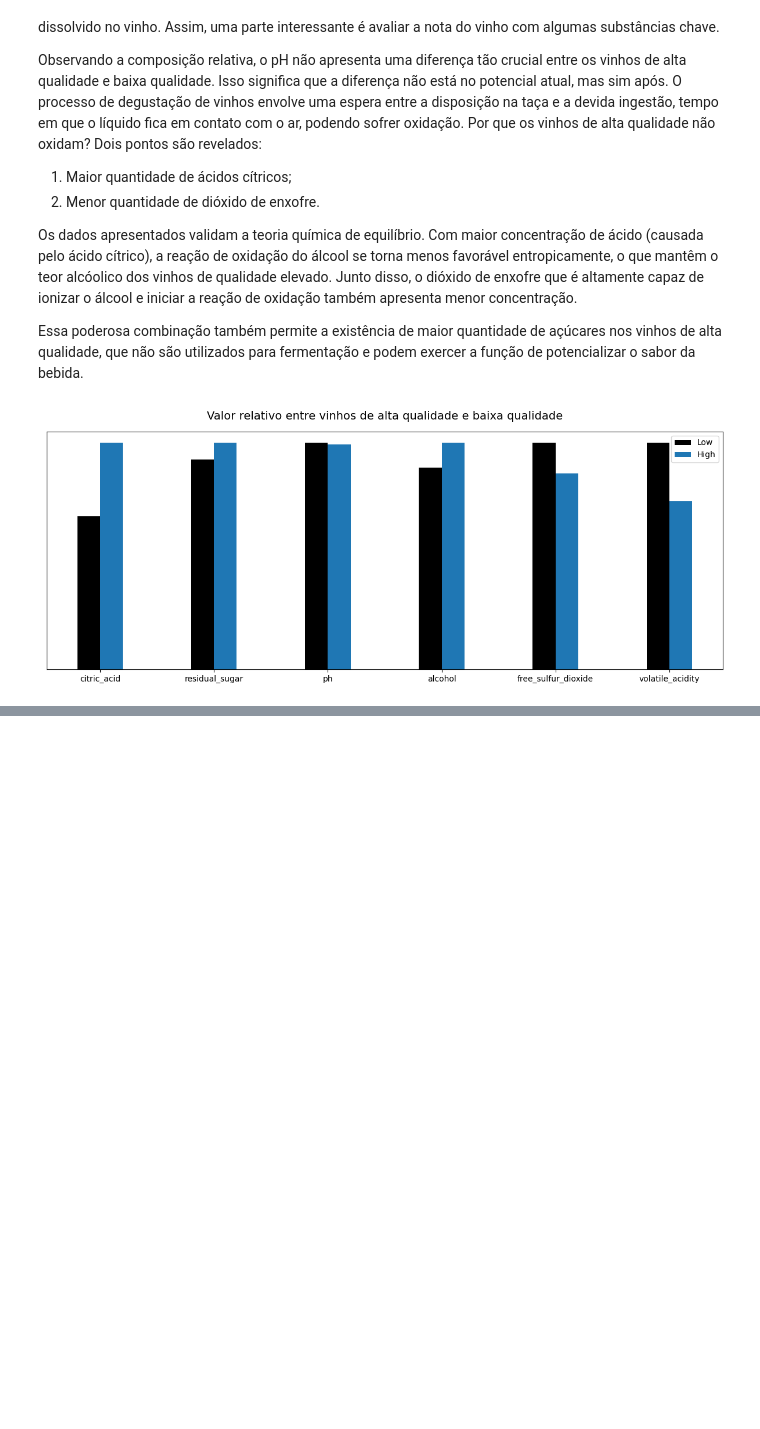
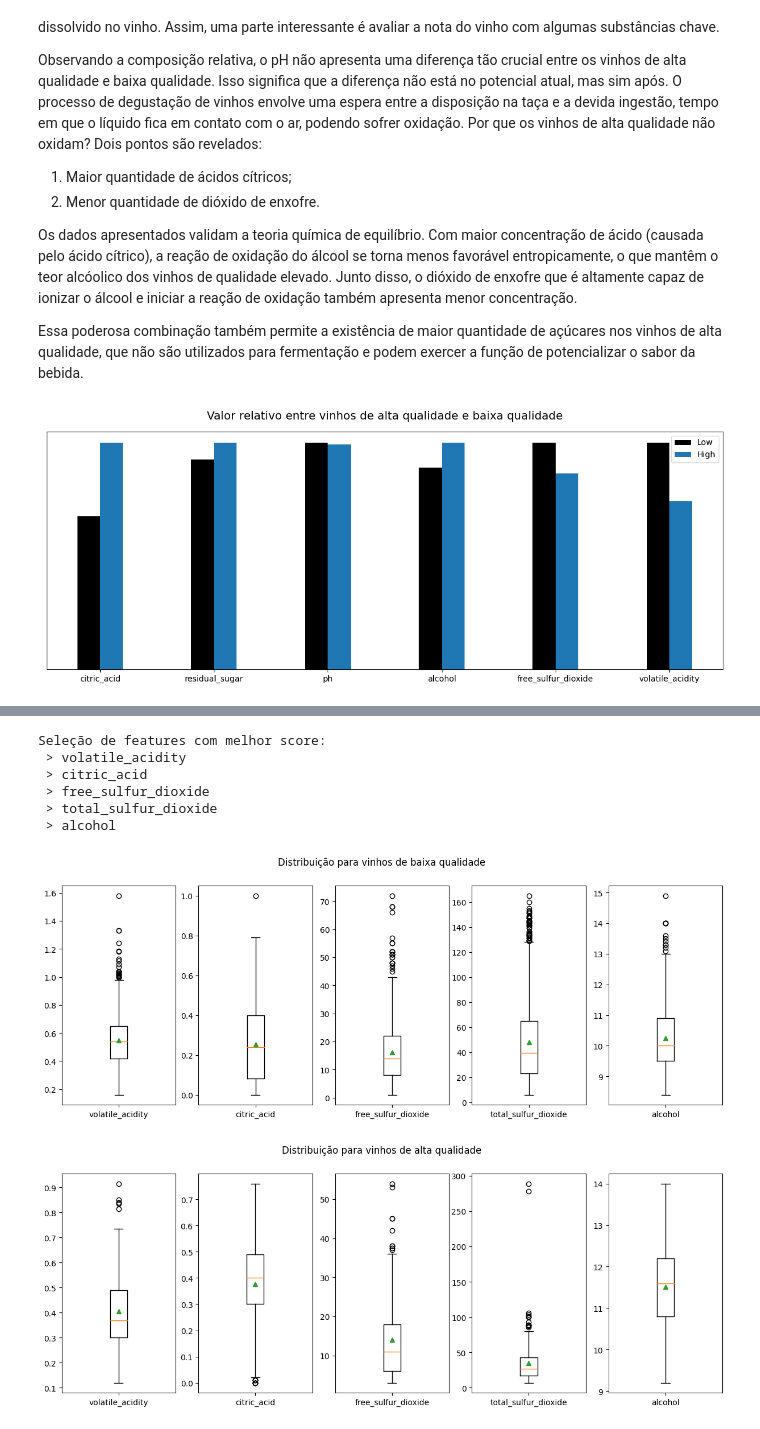
Before and after one commit to BrunoSantosPK/wine_quality, a Jupyter notebook: notebooks/analysis.ipynb, the cells around one changed output, grey strips where cells are left out. Drawn from its saved outputs; the diff is of its cells as text; code cells hidden in the pictures; blank space fills up the shorter version.

```diff
--- a/notebooks/analysis.ipynb
+++ b/notebooks/analysis.ipynb
@@ -77,0 +137,54 @@ show_relation()
+# %%
+def selection():
+    engine = get_engine()
+    with engine.connect() as conn:
+        query = """
+            select
+                w.fixed_acidity,
+                w.volatile_acidity,
+                w.citric_acid,
+                w.residual_sugar,
+                w.chlorides,
+                w.free_sulfur_dioxide,
+                w.total_sulfur_dioxide,
+                w.density,
+                w.ph,
+                w.sulphates,
+                w.alcohol,
+                w.quality
+            from wine_results w
+        """
+        dataset = pd.read_sql(query, conn)
+
+        selector = SelectKBest(chi2, k=5)
+        selector.fit(dataset.values[:, :-1], dataset.values[:, -1])
+        features = selector.get_feature_names_out(input_features=dataset.columns[:-1])
+
+        print("Seleção de features com melhor score:")
+        for feature in features:
+            print(f" > {feature}")
+
+        fig, ax = plt.subplots(1, 5, figsize=(15, 5))
+        fig.suptitle("Distribuição para vinhos de baixa qualidade")
+        subset = dataset.query("quality < 7")
+        for i in range(0, len(features)):
+            ax[i].boxplot(subset[features[i]].values, labels=[features[i]], showmeans=True)
+
+        fig, ax = plt.subplots(1, 5, figsize=(15, 5))
+        fig.suptitle("Distribuição para vinhos de alta qualidade")
+        subset = dataset.query("quality >= 7")
+        for i in range(0, len(features)):
+            ax[i].boxplot(subset[features[i]].values, labels=[features[i]], showmeans=True)
+
+        plt.show()
+
+selection()
+# %% [output]
+Seleção de features com melhor score:
+ > volatile_acidity
+ > citric_acid
+ > free_sulfur_dioxide
+ > total_sulfur_dioxide
+ > alcohol
+[figure, added]
+[figure, added]
```
Also changed, not shown: parts of 5 cells of this notebook, 1 other file.
